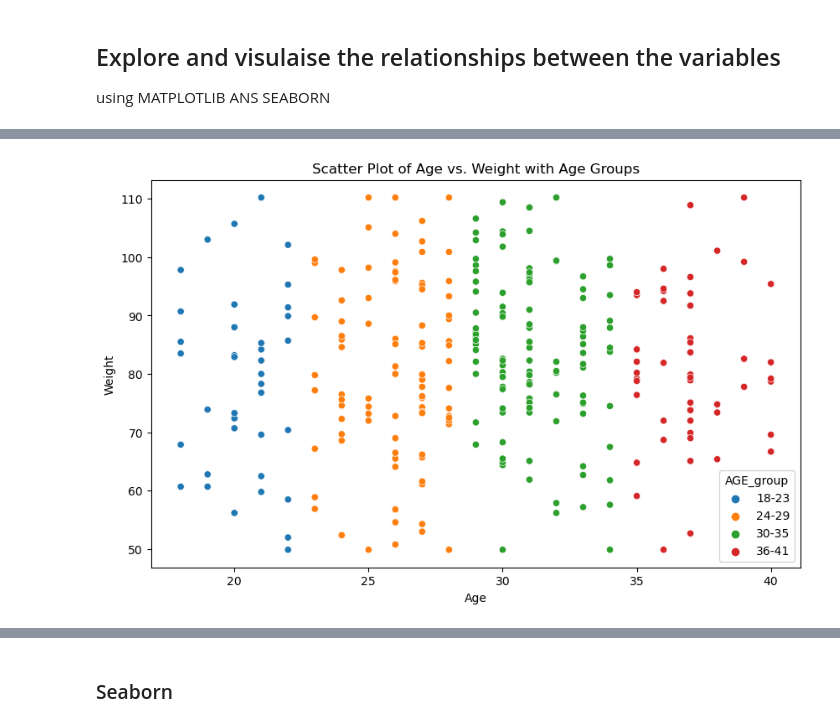
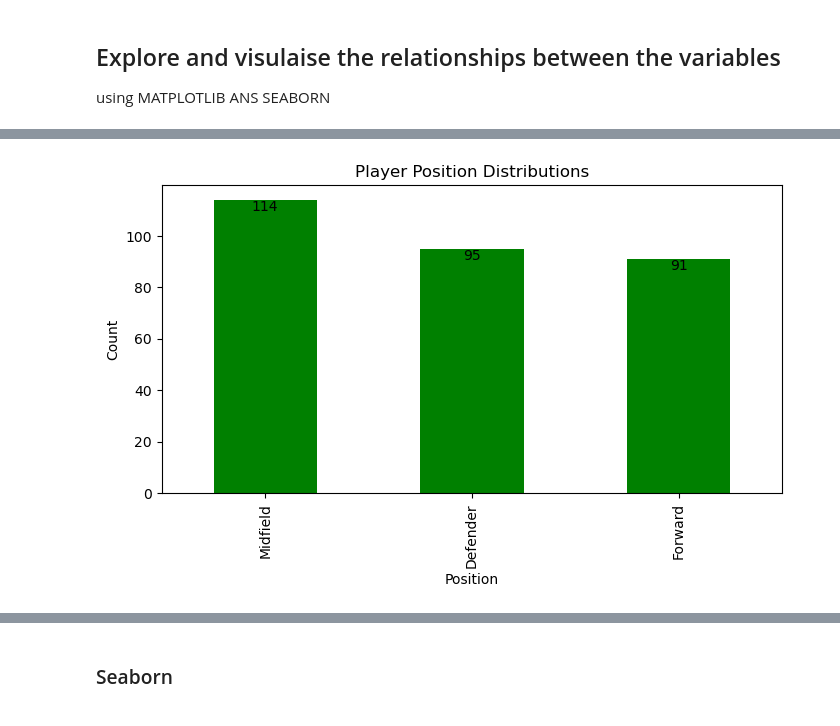
Before and after one commit to conortierney/Prog_for_DA_Assignment, a Jupyter notebook: Prog_for_DA_Assignment.ipynb, the cells around one changed output, grey strips where cells are left out. Drawn from its saved outputs; the diff is of its cells as text; code cells hidden in the pictures.

Commit message:
Updated headings, research and plots

```diff
--- a/Prog_for_DA_Assignment.ipynb
+++ b/Prog_for_DA_Assignment.ipynb
@@ -389,0 +433,4 @@ dfnew.tail()
+# %%
+# The count of each position
+position_count = dfnew['Position'].value_counts()
+print(position_count)
@@ -474,10 +501,15 @@ dfnew['weight_group'] = pd.cut(dfnew['weight'], bins=bins, labels=labels, right=
-# %%
-# Scatter plot with age groups as hue
-plt.figure(figsize=(10, 6))
-sns.scatterplot(x='AGE', y='weight', hue='AGE_group', data=dfnew)
-plt.title('Scatter Plot of Age vs. Weight with Age Groups')
-plt.xlabel('Age')
-plt.ylabel('Weight')
-plt.show()
-# %% [output]
-[figure, removed]
+# %%
+# Plotting the distribution of Positions
+plt.figure(figsize=(8, 4))
+ax = position_count.plot(kind='bar', color='Green', label='Position Count')
+
+# Adding count annotations on each bar
+for i, count in enumerate(position_counts):
+    ax.text(i, count + 0.1, str(count), ha='center', va='top')
+
+plt.title('Player Position Distributions')
+plt.xlabel('Position')
+plt.ylabel('Count')
+plt.show()
+# %% [output]
+[figure, added]
```
Also changed, not shown: parts of 48 cells of this notebook.
